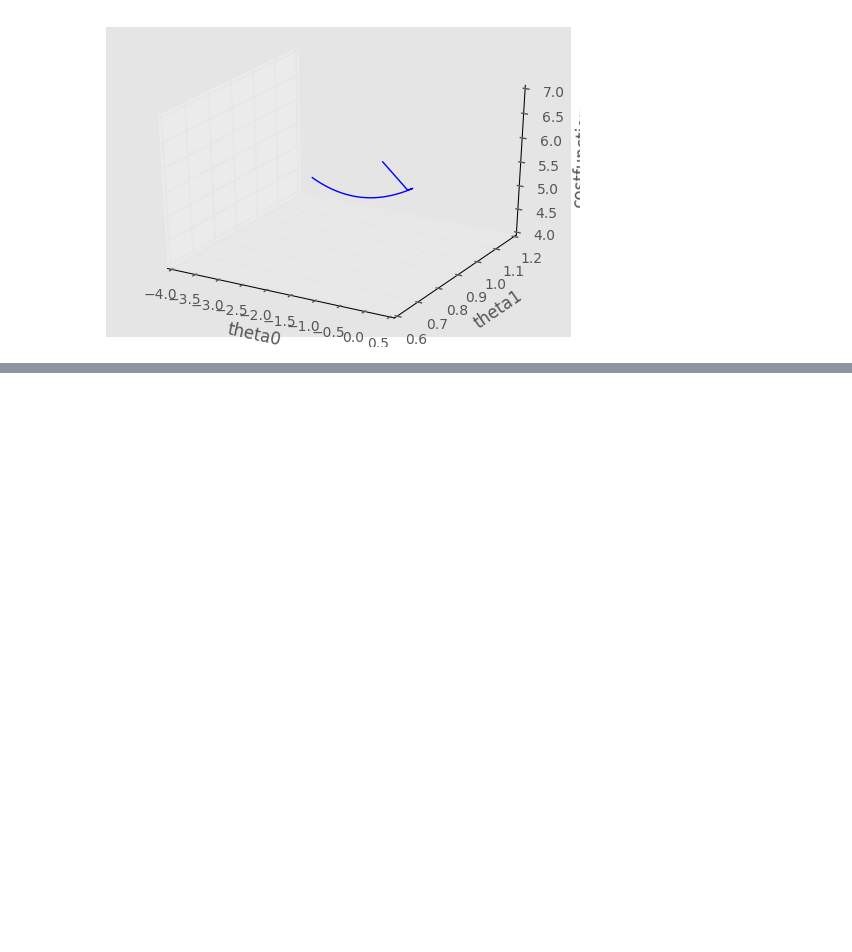
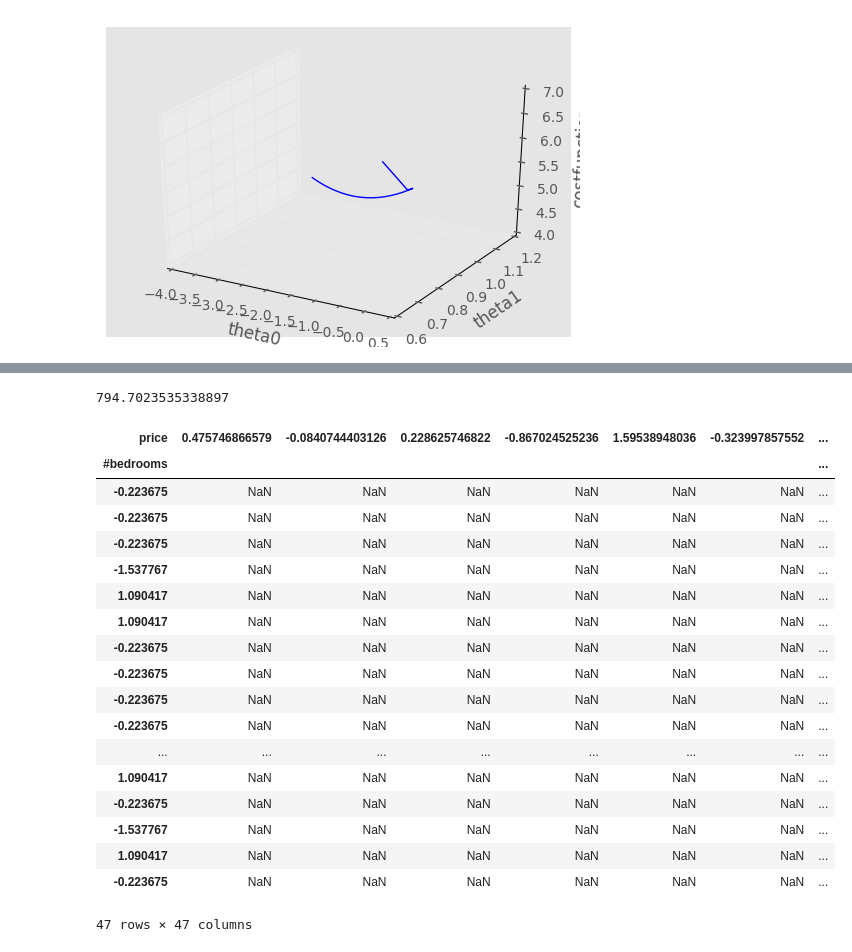
Before and after one commit to gurbraj/ML, a Jupyter notebook: Untitled.ipynb, the cells around one changed output, grey strips where cells are left out. Drawn from its saved outputs; the diff is of its cells as text; code cells hidden in the pictures; blank space fills up the shorter version.

```diff
--- a/Untitled.ipynb
+++ b/Untitled.ipynb
@@ -167,0 +172,2 @@ plt.show()
+# %%
+df1=pd.read_csv('ex1data2.txt')
@@ -167,0 +268,28 @@ plt.show()
+# %%
+df1['size'].std()
+# %% [output]
+794.7023535338897
+# %%
+df1_normalized=pd.DataFrame((df1['size']-df1['size'].mean())/df1['size'].std(),(df1['#bedrooms']-df1['#bedrooms'].mean())/df1['#bedrooms'].std(),(df1['price']-df1['price'].mean())/df1['price'].std())
+# %%
+df1_normalized
+# %% [output]
+| price | 0.475746866579 | -0.0840744403126 | 0.228625746822 | -0.867024525236 | 1.59538948036 | -0.323997857552 | ... |
+| #bedrooms |  |  |  |  |  |  | ... |
+| -0.223675 | NaN | NaN | NaN | NaN | NaN | NaN | ... |
+| -0.223675 | NaN | NaN | NaN | NaN | NaN | NaN | ... |
+| -0.223675 | NaN | NaN | NaN | NaN | NaN | NaN | ... |
+| -1.537767 | NaN | NaN | NaN | NaN | NaN | NaN | ... |
+| 1.090417 | NaN | NaN | NaN | NaN | NaN | NaN | ... |
+| 1.090417 | NaN | NaN | NaN | NaN | NaN | NaN | ... |
+| -0.223675 | NaN | NaN | NaN | NaN | NaN | NaN | ... |
+| -0.223675 | NaN | NaN | NaN | NaN | NaN | NaN | ... |
+| -0.223675 | NaN | NaN | NaN | NaN | NaN | NaN | ... |
+| -0.223675 | NaN | NaN | NaN | NaN | NaN | NaN | ... |
+| ... | ... | ... | ... | ... | ... | ... | ... |
+| 1.090417 | NaN | NaN | NaN | NaN | NaN | NaN | ... |
+| -0.223675 | NaN | NaN | NaN | NaN | NaN | NaN | ... |
+| -1.537767 | NaN | NaN | NaN | NaN | NaN | NaN | ... |
+| 1.090417 | NaN | NaN | NaN | NaN | NaN | NaN | ... |
+| -0.223675 | NaN | NaN | NaN | NaN | NaN | NaN | ... |
+47 rows × 47 columns
```
Also changed, not shown: parts of 89 cells of this notebook, 2 other files.
